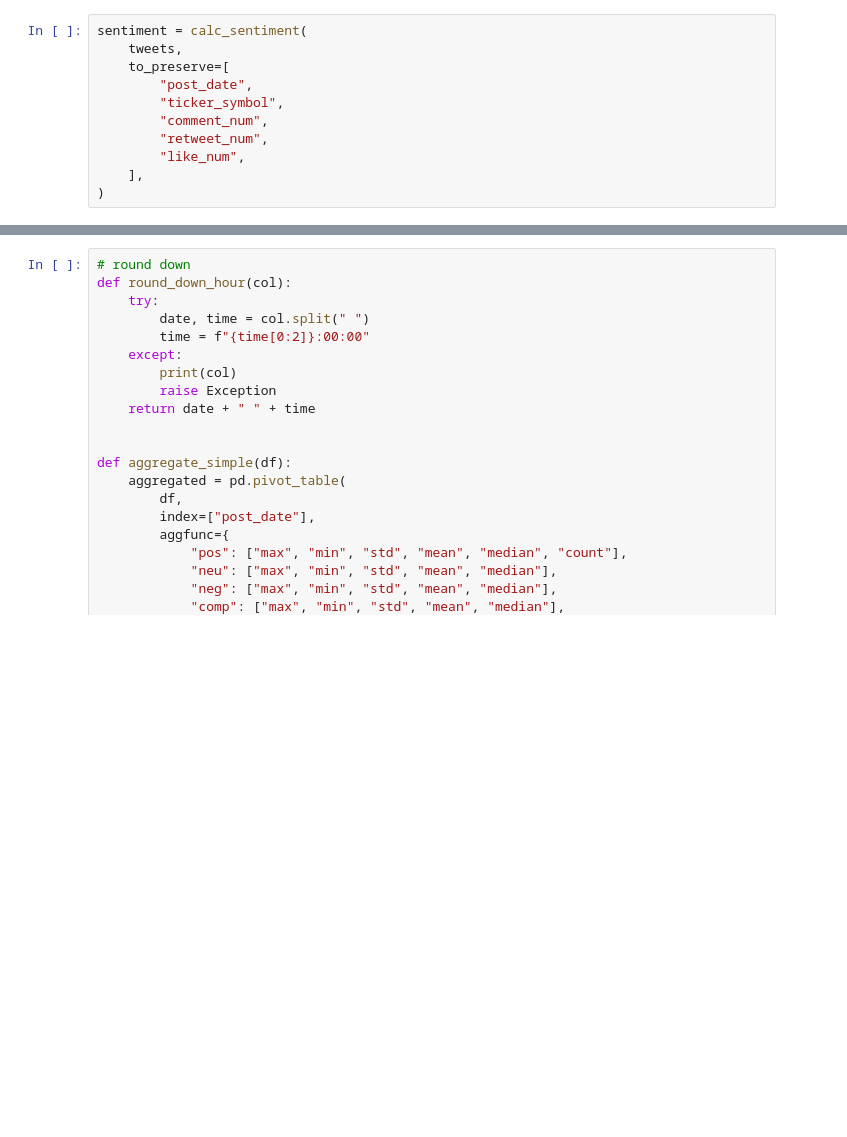
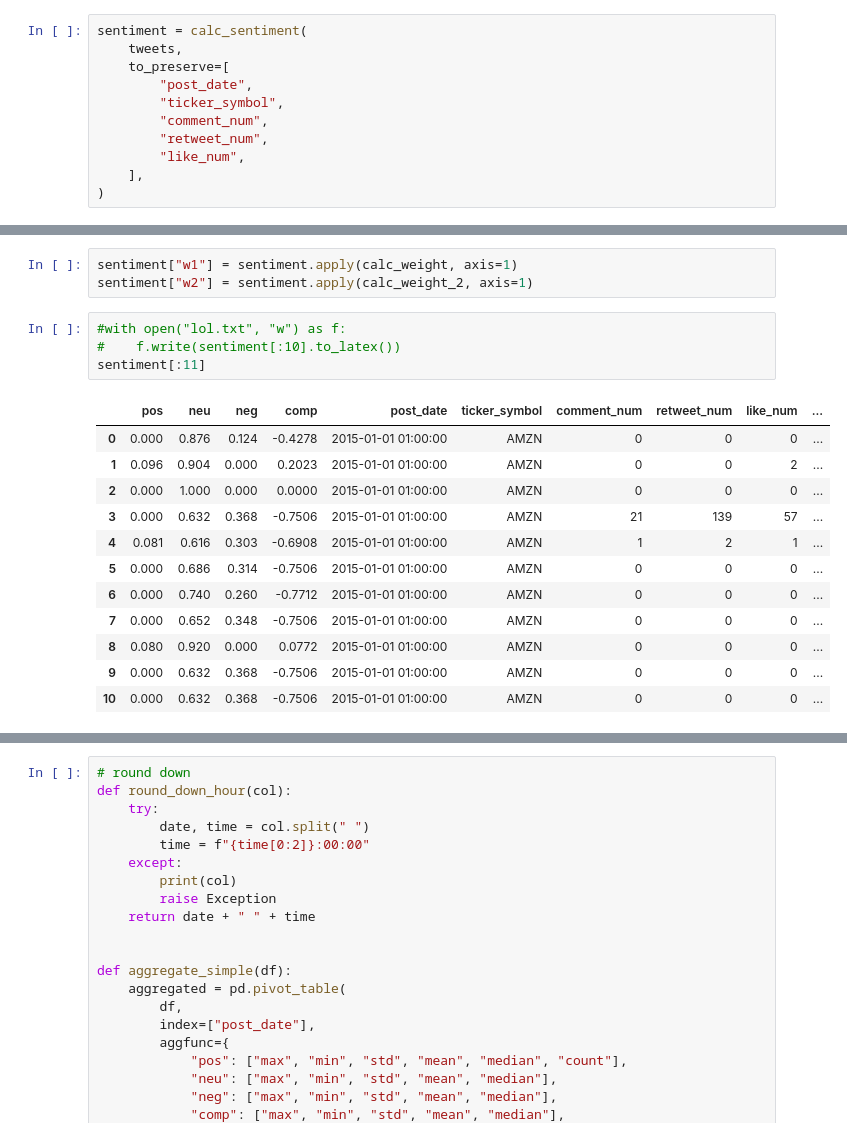
Before and after one commit to PatrykML/twitter_sentiment_stock_prediction, a Jupyter notebook: data_cleaning/aggregation.ipynb, the cells around one changed output, grey strips where cells are left out. Drawn from its saved outputs; the diff is of its cells as text; blank space fills up the shorter version.

```diff
--- a/data_cleaning/aggregation.ipynb
+++ b/data_cleaning/aggregation.ipynb
@@ -205,3 +182,23 @@ sentiment.sample(10)
+# %%
+sentiment["w1"] = sentiment.apply(calc_weight, axis=1)
+sentiment["w2"] = sentiment.apply(calc_weight_2, axis=1)
+# %%
+#with open("lol.txt", "w") as f:
+#    f.write(sentiment[:10].to_latex())
+sentiment[:11]
+# %% [output]
+|  | pos | neu | neg | comp | post_date | ticker_symbol | comment_num | retweet_num | like_num | ... |
+| 0 | 0.000 | 0.876 | 0.124 | -0.4278 | 2015-01-01 01:00:00 | AMZN | 0 | 0 | 0 | ... |
+| 1 | 0.096 | 0.904 | 0.000 | 0.2023 | 2015-01-01 01:00:00 | AMZN | 0 | 0 | 2 | ... |
+| 2 | 0.000 | 1.000 | 0.000 | 0.0000 | 2015-01-01 01:00:00 | AMZN | 0 | 0 | 0 | ... |
+| 3 | 0.000 | 0.632 | 0.368 | -0.7506 | 2015-01-01 01:00:00 | AMZN | 21 | 139 | 57 | ... |
+| 4 | 0.081 | 0.616 | 0.303 | -0.6908 | 2015-01-01 01:00:00 | AMZN | 1 | 2 | 1 | ... |
+| 5 | 0.000 | 0.686 | 0.314 | -0.7506 | 2015-01-01 01:00:00 | AMZN | 0 | 0 | 0 | ... |
+| 6 | 0.000 | 0.740 | 0.260 | -0.7712 | 2015-01-01 01:00:00 | AMZN | 0 | 0 | 0 | ... |
+| 7 | 0.000 | 0.652 | 0.348 | -0.7506 | 2015-01-01 01:00:00 | AMZN | 0 | 0 | 0 | ... |
+| 8 | 0.080 | 0.920 | 0.000 | 0.0772 | 2015-01-01 01:00:00 | AMZN | 0 | 0 | 0 | ... |
+| 9 | 0.000 | 0.632 | 0.368 | -0.7506 | 2015-01-01 01:00:00 | AMZN | 0 | 0 | 0 | ... |
+| 10 | 0.000 | 0.632 | 0.368 | -0.7506 | 2015-01-01 01:00:00 | AMZN | 0 | 0 | 0 | ... |
 # %%
 tweets.iloc[196214].body
 # %% [output]
```
Also changed, not shown: parts of 21 cells of this notebook, 12 other files.
